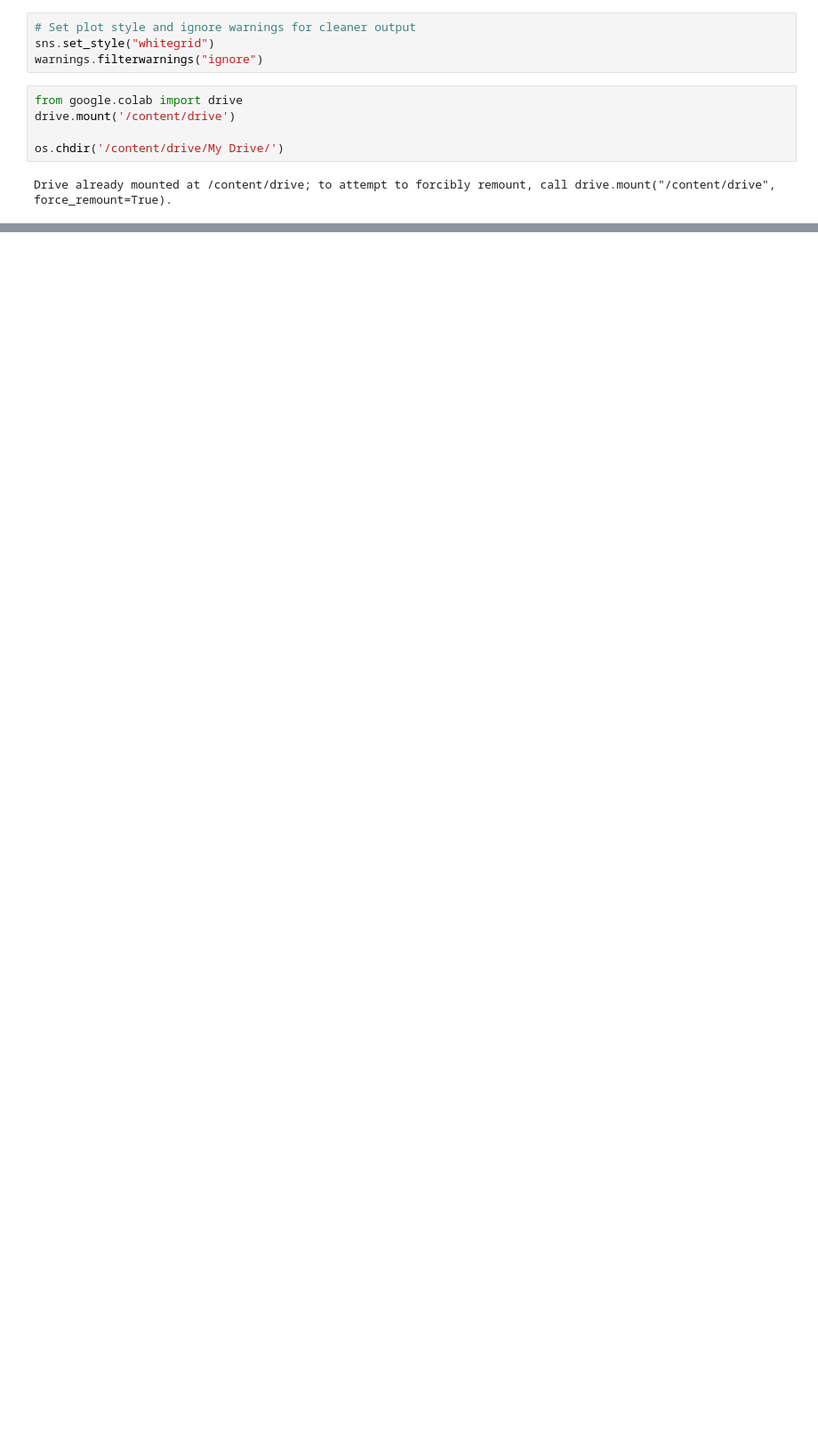
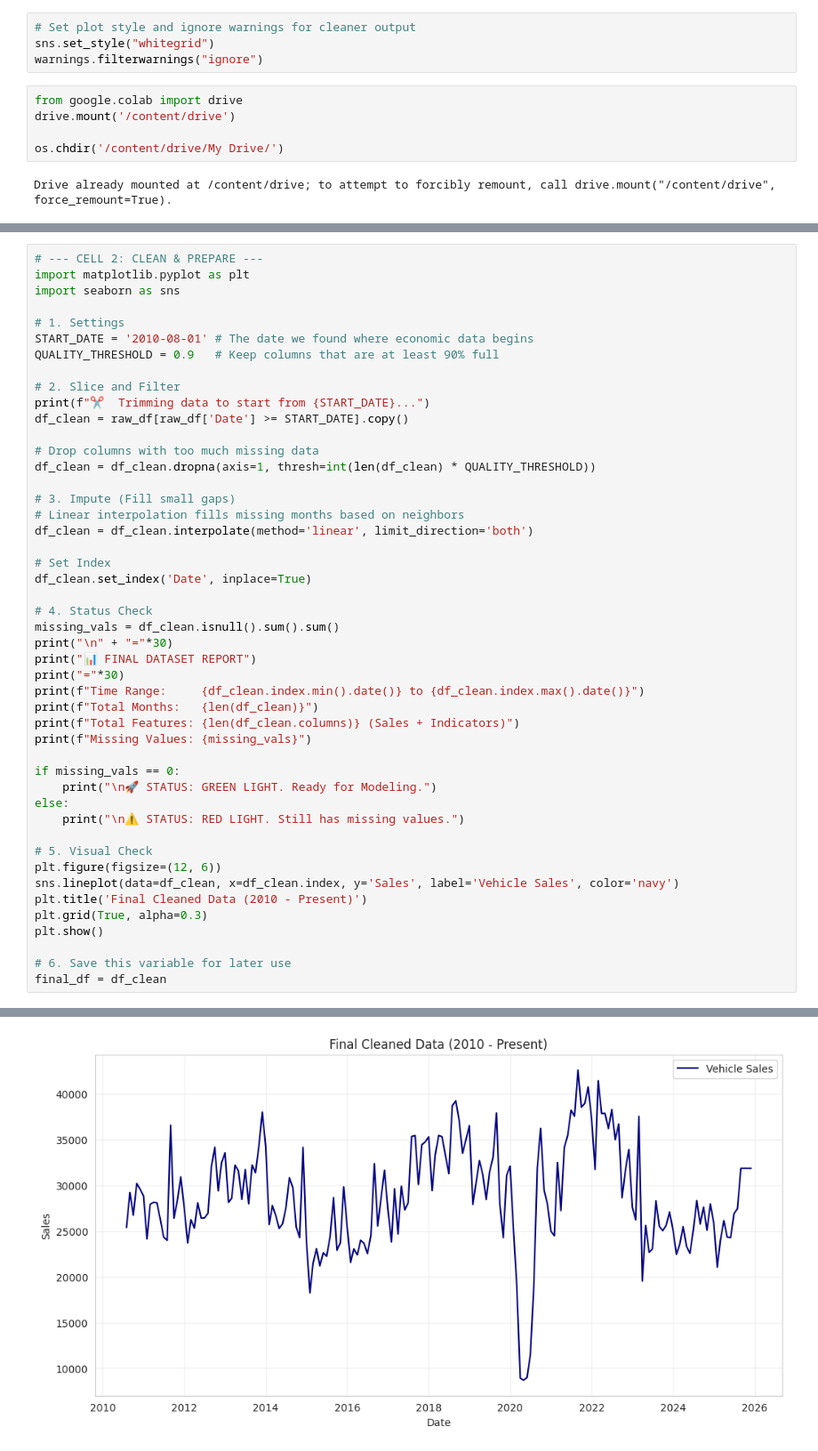
Before and after one commit to ebolofis/Data-Science-Machine-Learning, a Jupyter notebook: EDA_Feature_selection_Analysis.ipynb, the cells around one changed output, grey strips where cells are left out. Shown: that part at 89% size. Saved outputs shown, nothing was run; the diff lists cells and outputs as text; blank space fills up the shorter version.

```diff
--- a/EDA_Feature_selection_Analysis.ipynb
+++ b/EDA_Feature_selection_Analysis.ipynb
@@ -643,0 +201,48 @@ print(" - lasso_selected_lags.csv")
+# %%
+# --- CELL 2: CLEAN & PREPARE ---
+import matplotlib.pyplot as plt
+import seaborn as sns
+
+# 1. Settings
+START_DATE = '2010-08-01' # The date we found where economic data begins
+QUALITY_THRESHOLD = 0.9   # Keep columns that are at least 90% full
+
+# 2. Slice and Filter
+print(f"✂️  Trimming data to start from {START_DATE}...")
+df_clean = raw_df[raw_df['Date'] >= START_DATE].copy()
+
+# Drop columns with too much missing data
+df_clean = df_clean.dropna(axis=1, thresh=int(len(df_clean) * QUALITY_THRESHOLD))
+
+# 3. Impute (Fill small gaps)
+# Linear interpolation fills missing months based on neighbors
+df_clean = df_clean.interpolate(method='linear', limit_direction='both')
+
+# Set Index
+df_clean.set_index('Date', inplace=True)
+
+# 4. Status Check
+missing_vals = df_clean.isnull().sum().sum()
+print("\n" + "="*30)
+print("📊 FINAL DATASET REPORT")
+print("="*30)
+print(f"Time Range:     {df_clean.index.min().date()} to {df_clean.index.max().date()}")
+print(f"Total Months:   {len(df_clean)}")
+print(f"Total Features: {len(df_clean.columns)} (Sales + Indicators)")
+print(f"Missing Values: {missing_vals}")
+
+if missing_vals == 0:
+    print("\n🚀 STATUS: GREEN LIGHT. Ready for Modeling.")
+else:
+    print("\n⚠️ STATUS: RED LIGHT. Still has missing values.")
+
+# 5. Visual Check
+plt.figure(figsize=(12, 6))
+sns.lineplot(data=df_clean, x=df_clean.index, y='Sales', label='Vehicle Sales', color='navy')
+plt.title('Final Cleaned Data (2010 - Present)')
+plt.grid(True, alpha=0.3)
+plt.show()
+
+# 6. Save this variable for later use
+final_df = df_clean
+# %% [output]
@@ -643,0 +260 @@ print(" - lasso_selected_lags.csv")
+[figure, added]
```
Also changed, not shown: parts of 59 cells of this notebook.
